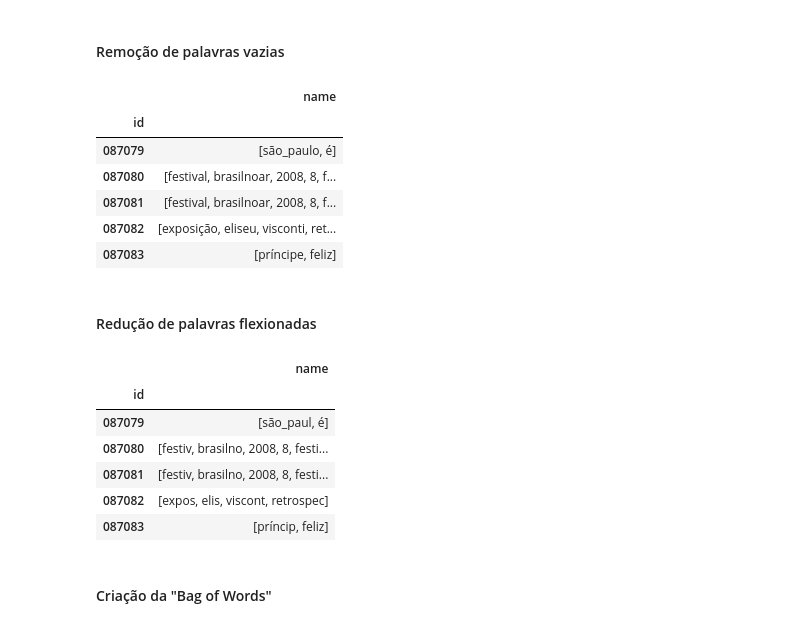
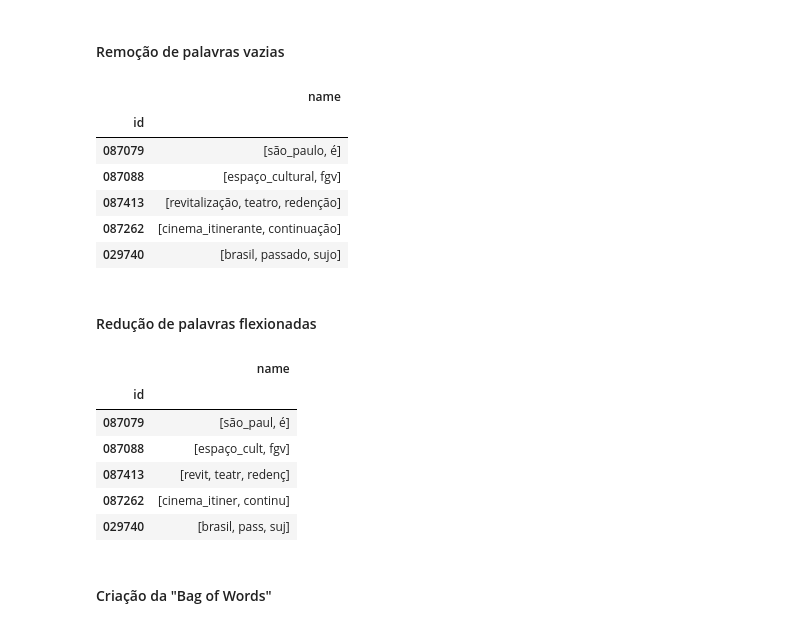
Before and after one commit to lappis-unb/salic-ml, a Jupyter notebook: notebooks/report/textual_features.ipynb, the cells around one changed output. Saved outputs shown, nothing was run; the diff lists cells and outputs as text; code cells hidden in the pictures.

```diff
--- a/notebooks/report/textual_features.ipynb
+++ b/notebooks/report/textual_features.ipynb
@@ -325,0 +378,3 @@ Name: PRONAC, dtype: object
+# %%
+df = df[ df['DtFimExecucao'].apply(lambda x: x.year >= 1992) ]
+df['DtFimExecucao'].describe()
@@ -578,8 +740,9 @@ projects.head()
 # %% [markdown]
 #### Remoção de caracteres não-alfanuméricos
 # %%
-import re
-projects['name'] = projects['name'].apply(lambda x: re.sub('[^\w]', ' ', x))
+rm_special_chars = lambda x: re.sub('[^\w]', ' ', x)
+
+projects['name'] = projects['name'].apply(rm_special_chars)
 projects.head()
 # %% [output]
 |  | name |
@@ -592,7 +755,9 @@ projects.head()
 # %% [markdown]
 #### Tranformação de todos os caracteres para minúsculo
 # %%
-projects['name'] = projects['name'].apply(lambda x: x.lower())
+to_lower = lambda x: x.lower()
+
+projects['name'] = projects['name'].apply(to_lower)
 projects.head()
 # %% [output]
 |  | name |
@@ -607,12 +772,15 @@ projects.head()
 
 Antes de realizar a segmentação do texto, encontrou-se as colocações mais comuns. Desta forma, ao segmentar o texto, colocações muito comuns são tratadas como uma única palavra.
 # %%
-x = ' '.join(projects['name'].values).split()
+def get_collocations(serie, n_collocations=500):
+    x = ' '.join(serie.values).split()
 
-stop_words = stopwords.words('portuguese')
-bigrams = nltk.bigrams([w for w in x if  w == 'são' or w not in stop_words])
+    stop_words = stopwords.words('portuguese')
+    bigrams = nltk.bigrams([w for w in x if  w == 'são' or w not in stop_words])
 
-collocations = nltk.FreqDist(bigrams).most_common(500)
-collocations = list(map(lambda x: x[0], collocations))
+    collocations = nltk.FreqDist(bigrams).most_common(n_collocations)
+    return list(map(lambda x: x[0], collocations))
+
+collocations = get_collocations(projects['name'])
 collocations[:10]
 # %% [output]
@@ -661,30 +829,34 @@ projects.head()
 #### Remoção de palavras vazias
 # %%
 stop_words = stopwords.words('portuguese')
-projects['name'] = projects['name'].apply(lambda x: [w for w in x if w not in stop_words])
+rm_stopwords = lambda x: [w for w in x if w not in stop_words]
+
+projects['name'] = projects['name'].apply(rm_stopwords)
 projects.head()
 # %% [output]
 |  | name |
 | id |  |
 | 087079 | [são_paulo, é] |
-| 087080 | [festival, brasilnoar, 2008, 8, f... |
-| 087081 | [festival, brasilnoar, 2008, 8, f... |
-| 087082 | [exposição, eliseu, visconti, ret... |
-| 087083 | [príncipe, feliz] |
+| 087088 | [espaço_cultural, fgv] |
+| 087413 | [revitalização, teatro, redenção] |
+| 087262 | [cinema_itinerante, continuação] |
+| 029740 | [brasil, passado, sujo] |
 # %% [markdown]
 #### Redução de palavras flexionadas
 # %%
 stemmer = RSLPStemmer()
-projects['name'] = projects['name'].apply(lambda x: [stemmer.stem(w) for w in x])
+stem = lambda x: [stemmer.stem(w) for w in x]
+
+projects['name'] = projects['name'].apply(stem)
 projects.head()
 # %% [output]
 |  | name |
 | id |  |
 | 087079 | [são_paul, é] |
-| 087080 | [festiv, brasilno, 2008, 8, festi... |
-| 087081 | [festiv, brasilno, 2008, 8, festi... |
-| 087082 | [expos, elis, viscont, retrospec] |
-| 087083 | [príncip, feliz] |
+| 087088 | [espaço_cult, fgv] |
+| 087413 | [revit, teatr, redenç] |
+| 087262 | [cinema_itiner, continu] |
+| 029740 | [brasil, pass, suj] |
 # %% [markdown]
 #### Criação da "Bag of Words"
 # %%
```
Also changed, not shown: parts of 68 cells of this notebook.
